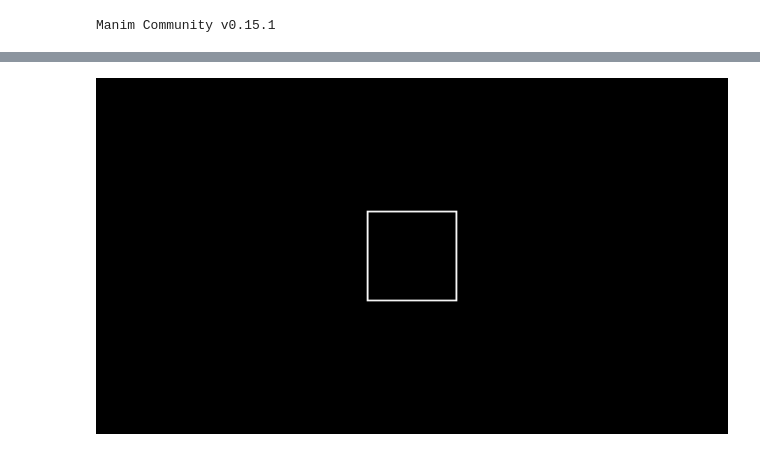
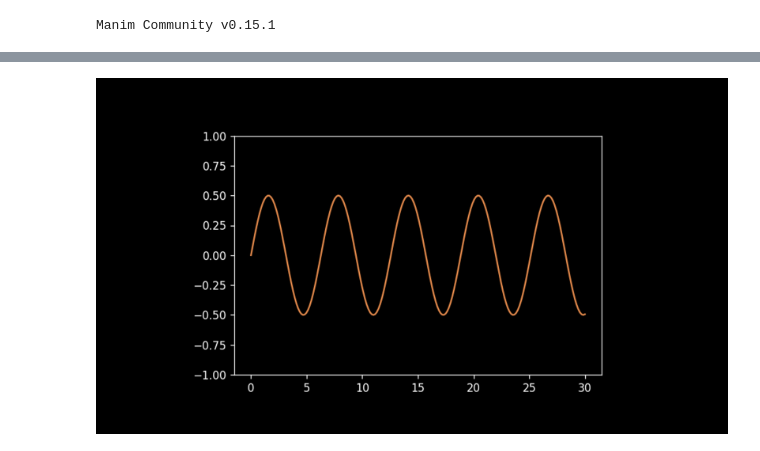
Before and after one commit to zavden/mce-inter, a Jupyter notebook: docs/source/CHP_9.ipynb, the cells around one changed output, grey strips where cells are left out. Drawn from its saved outputs; the diff is of its cells as text; code cells hidden in the pictures.

```diff
--- a/docs/source/CHP_9.ipynb
+++ b/docs/source/CHP_9.ipynb
@@ -22,6 +9,0 @@ class Example(Scene):
-# %%
-class Example(Scene):
-    def construct(self):
-        self.play(Write(Square()))
-
-%manim $_RV
@@ -29,0 +10,18 @@ class Example(Scene):
+# %%
+import matplotlib.pyplot as plt
+
+
+plt.rcParams['figure.dpi'] = 120
+
+def fxt(amplitude, x, dt):
+    return amplitude * np.sin(x + dt)
+
+def get_image_from_plt(amplitude, x, dt):
+    fig, ax = plt.subplots()
+    ax.plot(x, fxt(amplitude, x, dt))
+    ax.set_ylim(-1, 1)
+    fig.canvas.draw()
+# %%
+x_values = np.linspace(0, 30, 200)
+amp_start = 0.5
+dt_start = 0
@@ -30,8 +32,21 @@ class Example(Scene):
+# %%
+def get_image_from_plt(amplitude, x, dt):
+    fig, ax = plt.subplots()
+    ax.plot(x, fxt(amplitude, x, dt))
+    ax.set_ylim(-1, 1)
+    fig.canvas.draw()
+    img = ImageMobject(fig.canvas.buffer_rgba(),invert=True).scale(2) # <- Convert to ImageMobject
+    plt.close(fig)
+    return img
 # %%
 class Example(Scene):
     def construct(self):
-        self.play(FadeIn(Square()))
+        x_values = np.linspace(0, 30, 200)
+        amp_start = 0.5
+        dt_start = 0
+        image = get_image_from_plt(amp_start, x_values, dt_start)
+        self.add(image)
 
 %manim $_RI
 # %% [output]
-[figure, old version]
+[figure, new version]
```
Also changed, not shown: parts of 12 cells of this notebook, 38 other files.
